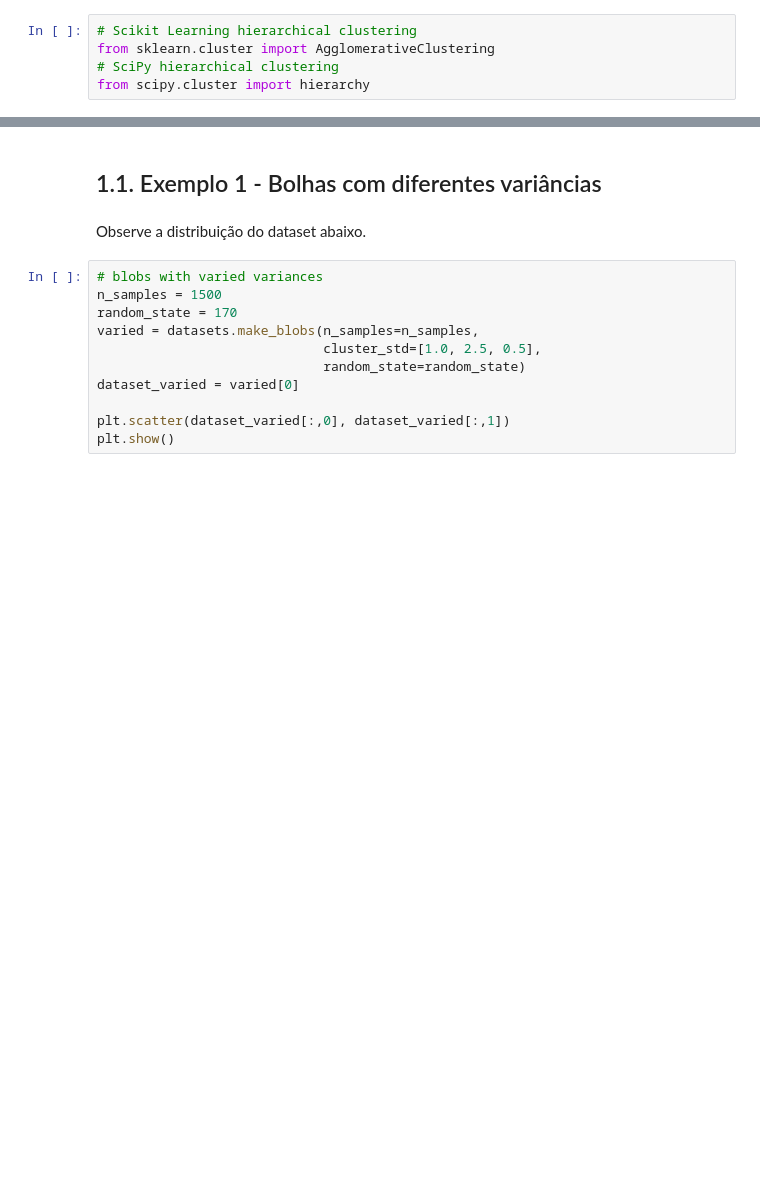
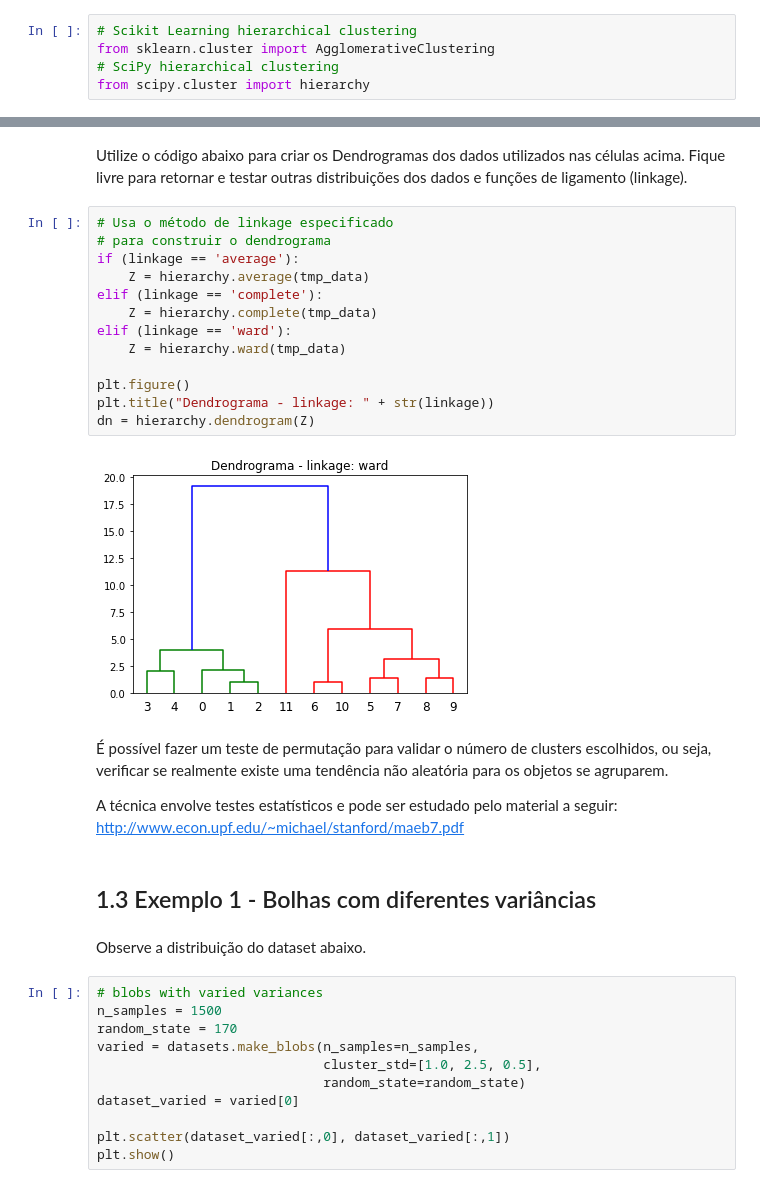
Before and after one commit to CarlosJun/Data-Science, a Jupyter notebook: Clustering/Notebook_Clustering.ipynb, the cells around one changed output, grey strips where cells are left out. Cells and saved outputs as stored; diff of their text form; blank space fills up the shorter version.

```diff
--- a/Clustering/Notebook_Clustering.ipynb
+++ b/Clustering/Notebook_Clustering.ipynb
@@ -54,5 +79,27 @@ dn = hierarchy.dendrogram(Z)
+# %% [markdown]
+Utilize o código abaixo para criar os Dendrogramas dos dados utilizados nas células acima. Fique livre para retornar e testar outras distribuições dos dados e funções de ligamento (linkage).
+# %%
+# Usa o método de linkage especificado
+# para construir o dendrograma
+if (linkage == 'average'):
+    Z = hierarchy.average(tmp_data)
+elif (linkage == 'complete'):
+    Z = hierarchy.complete(tmp_data)
+elif (linkage == 'ward'):
+    Z = hierarchy.ward(tmp_data)
+
+plt.figure()
+plt.title("Dendrograma - linkage: " + str(linkage))
+dn = hierarchy.dendrogram(Z)
+# %% [output]
+[figure, added]
+# %% [markdown]
+É possível fazer um teste de permutação para validar o número de clusters escolhidos, ou seja, verificar se realmente existe uma tendência não aleatória para os objetos se agruparem.
+
+A técnica envolve testes estatísticos e pode ser estudado pelo material a seguir:
+http://www.econ.upf.edu/~michael/stanford/maeb7.pdf
 # %% [markdown]
-## 1.1. Exemplo 1 - Bolhas com diferentes variâncias
+## 1.3 Exemplo 1 - Bolhas com diferentes variâncias
 # %% [markdown]
 Observe a distribuição do dataset abaixo.
 # %%
```
Also changed, not shown: parts of 11 cells of this notebook.
